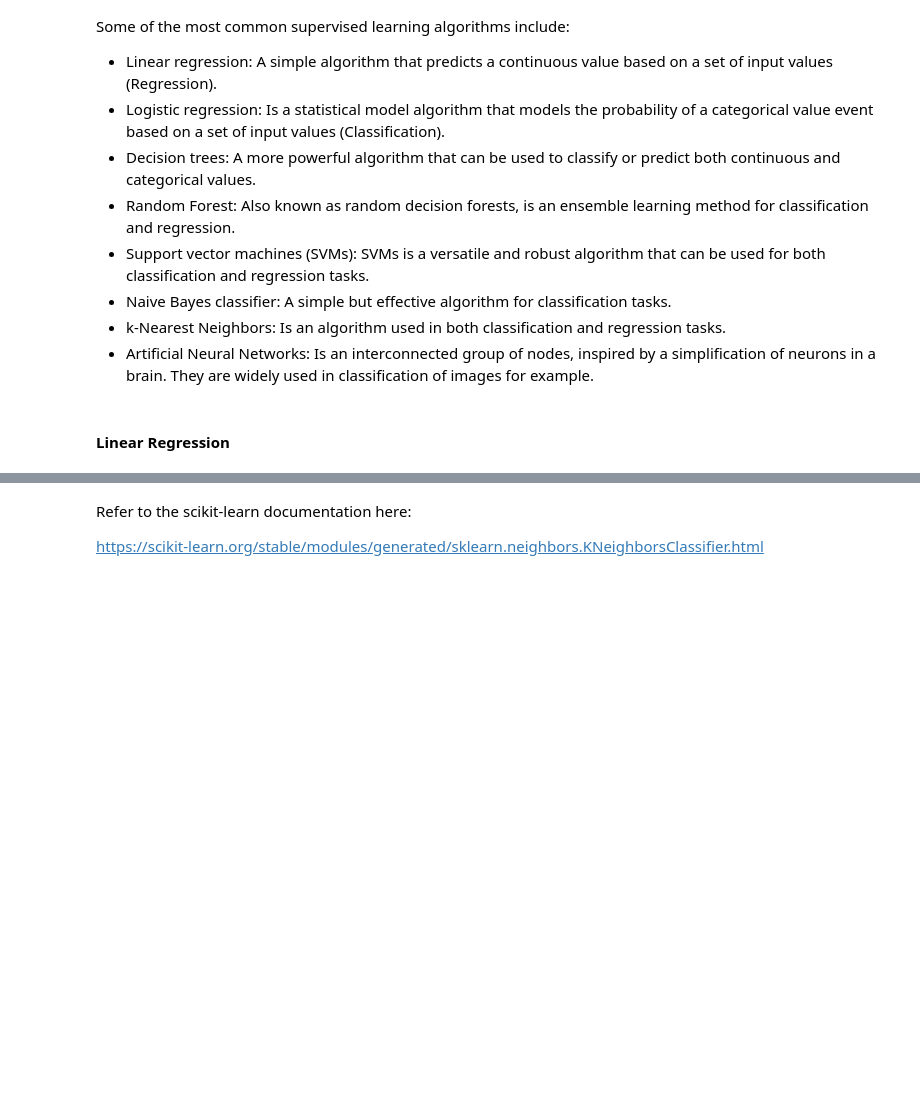
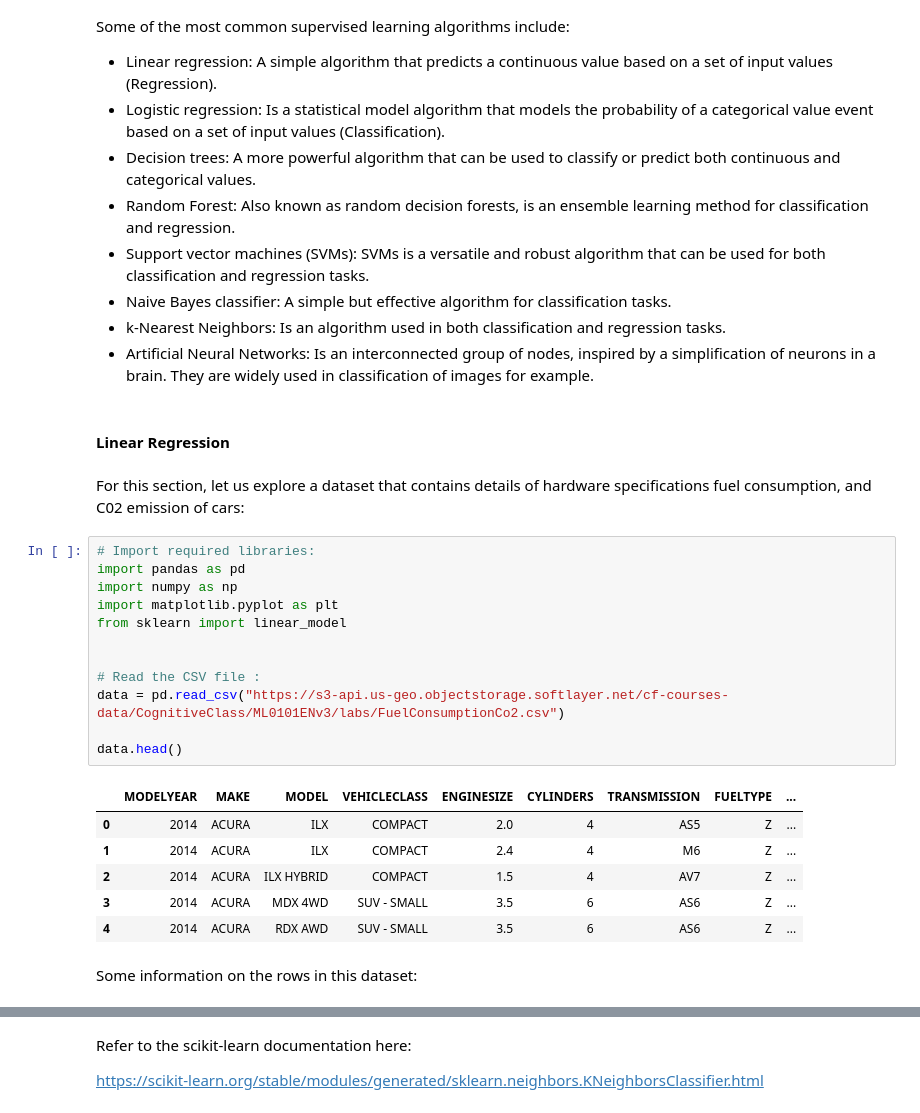
Before and after one commit to ua-datalab/Workshops, a Jupyter notebook: Machine_Learning_Basics_Scikit_learn_Unveiled/Machine_Learning_Basics_Scikit_learn_Unveiled.ipynb, the cells around one changed output, grey strips where cells are left out. Cells and saved outputs as stored; diff of their text form; blank space fills up the shorter version.

```diff
--- a/Machine_Learning_Basics_Scikit_learn_Unveiled/Machine_Learning_Basics_Scikit_learn_Unveiled.ipynb
+++ b/Machine_Learning_Basics_Scikit_learn_Unveiled/Machine_Learning_Basics_Scikit_learn_Unveiled.ipynb
@@ -168,3 +168,26 @@ Some of the most common supervised learning algorithms include:
 - Artificial Neural Networks: Is an interconnected group of nodes, inspired by a simplification of neurons in a brain. They are widely used in classification of images for example.
 # %% [markdown]
 #### Linear Regression
+# %% [markdown]
+For this section, let us explore a dataset that contains details of hardware specifications fuel consumption, and C02 emission of cars:
+# %%
+# Import required libraries:
+import pandas as pd
+import numpy as np
+import matplotlib.pyplot as plt
+from sklearn import linear_model
+
+
+# Read the CSV file :
+data = pd.read_csv("https://s3-api.us-geo.objectstorage.softlayer.net/cf-courses-data/CognitiveClass/ML0101ENv3/labs/FuelConsumptionCo2.csv")
+
+data.head()
+# %% [output]
+|  | MODELYEAR | MAKE | MODEL | VEHICLECLASS | ENGINESIZE | CYLINDERS | TRANSMISSION | FUELTYPE | ... |
+| 0 | 2014 | ACURA | ILX | COMPACT | 2.0 | 4 | AS5 | Z | ... |
+| 1 | 2014 | ACURA | ILX | COMPACT | 2.4 | 4 | M6 | Z | ... |
+| 2 | 2014 | ACURA | ILX HYBRID | COMPACT | 1.5 | 4 | AV7 | Z | ... |
+| 3 | 2014 | ACURA | MDX 4WD | SUV - SMALL | 3.5 | 6 | AS6 | Z | ... |
+| 4 | 2014 | ACURA | RDX AWD | SUV - SMALL | 3.5 | 6 | AS6 | Z | ... |
+# %% [markdown]
+Some information on the rows in this dataset:
```
Also changed, not shown: parts of 17 cells of this notebook.
